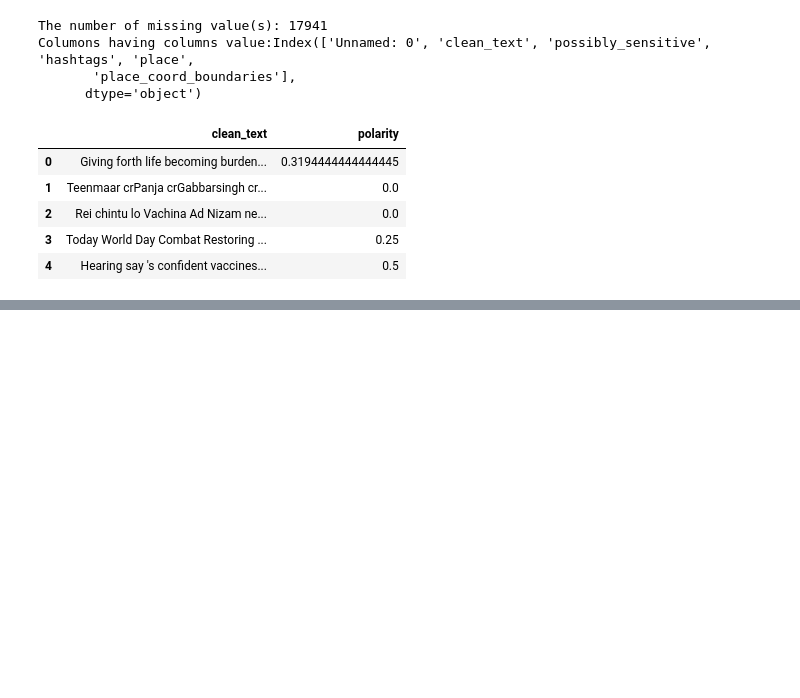
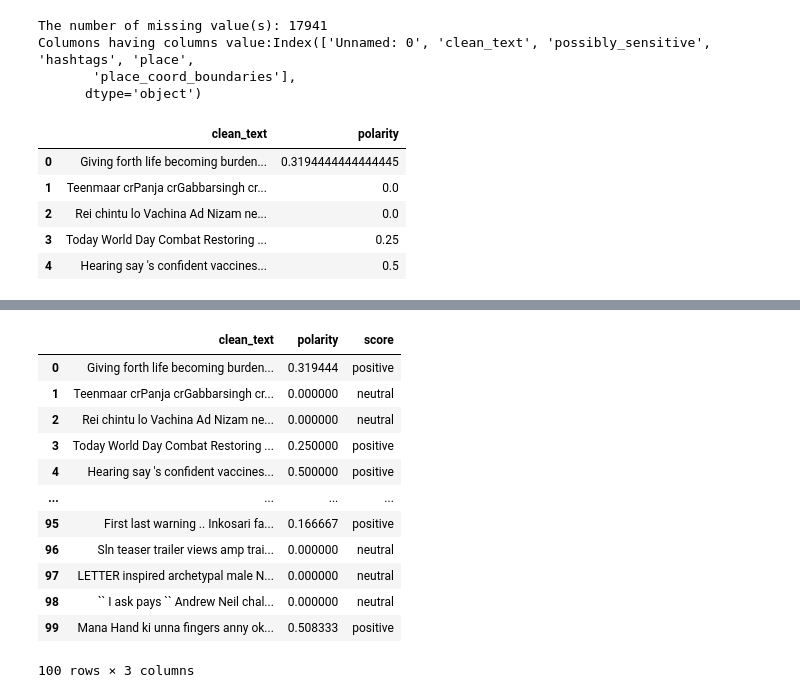
Before and after one commit to Caphace-Ethan/10Academy, a Jupyter notebook: Challenge_ Day2.ipynb, the cells around one changed output, grey strips where cells are left out. Saved outputs shown, nothing was run; the diff lists cells and outputs as text; code cells hidden in the pictures; blank space fills up the shorter version.

```diff
--- a/Challenge_ Day2.ipynb
+++ b/Challenge_ Day2.ipynb
@@ -282,11 +278,28 @@ tweets_filtered[50:100]
 # %%
 def text_category(p):
-    if p == 0.00:
-        c = "neutral"
-        return c
-    elif p<0.0:
-        c = "negative"
-        return c
+    if p == 0:
+        return "neutral"
+    elif p > 0:
+
+        return "positive"
     else:
-        c= "positive"
-        return c
+        return "negative"
+# %%
+tweets_filtered['polarity']=pd.to_numeric(tweets_filtered['polarity'],errors='coerce')
+tweets_filtered['score'] = tweets_filtered.polarity.apply(text_category)
+
+tweets_filtered[:100]
+# %% [output]
+|  | clean_text | polarity | score |
+| 0 | Giving forth life becoming burden... | 0.319444 | positive |
+| 1 | Teenmaar crPanja crGabbarsingh cr... | 0.000000 | neutral |
+| 2 | Rei chintu lo Vachina Ad Nizam ne... | 0.000000 | neutral |
+| 3 | Today World Day Combat Restoring ... | 0.250000 | positive |
+| 4 | Hearing say 's confident vaccines... | 0.500000 | positive |
+| ... | ... | ... | ... |
+| 95 | First last warning .. Inkosari fa... | 0.166667 | positive |
+| 96 | Sln teaser trailer views amp trai... | 0.000000 | neutral |
+| 97 | LETTER inspired archetypal male N... | 0.000000 | neutral |
+| 98 | `` I ask pays `` Andrew Neil chal... | 0.000000 | neutral |
+| 99 | Mana Hand ki unna fingers anny ok... | 0.508333 | positive |
+100 rows × 3 columns
```
Also changed, not shown: parts of 1 cell of this notebook.
